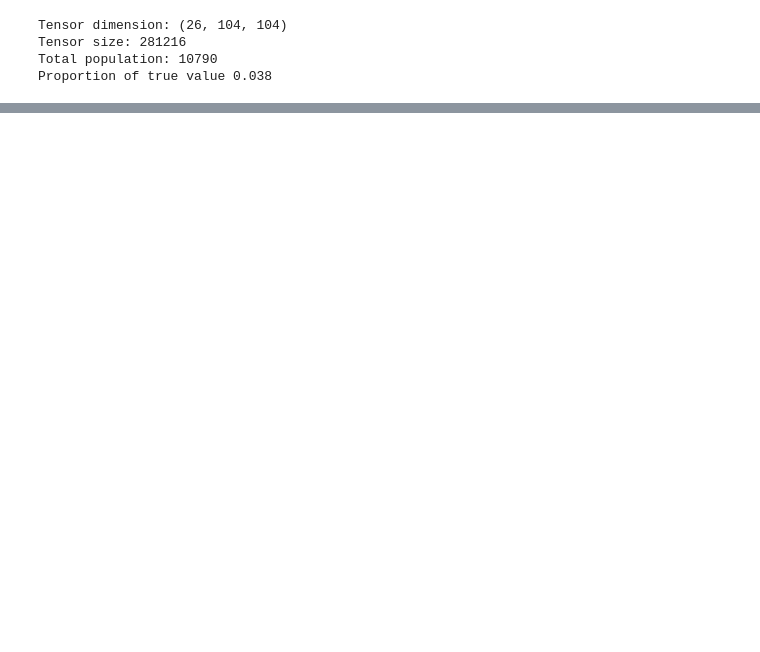
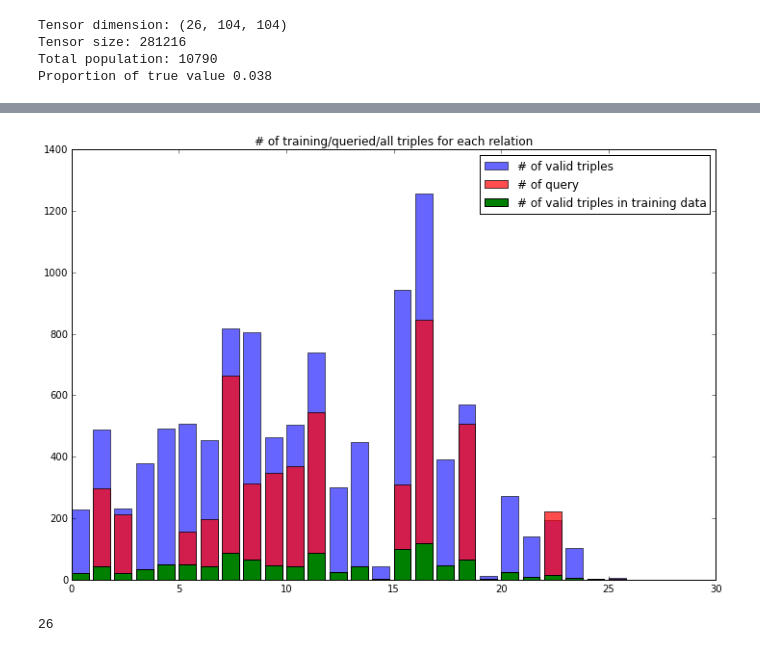
Before and after one commit to dongwookim-ml/almc, a Jupyter notebook: bayesian_rescal/brescal_particle_filter.ipynb, the cells around one changed output, grey strips where cells are left out. Cells and saved outputs as stored; diff of their text form; code cells hidden in the pictures; blank space fills up the shorter version.

```diff
--- a/bayesian_rescal/brescal_particle_filter.ipynb
+++ b/bayesian_rescal/brescal_particle_filter.ipynb
@@ -91,0 +148,18 @@ INFO:seq_brescal:[999] LL: -22515.447 | fit: 0.61019 |  sec: 5.686
+# %%
+count = np.zeros(n_relation)
+count2 = [np.sum(T[k]) for k in range(n_relation)]
+count3 = [np.sum(maskT[k]) for k in range(n_relation)]
+for s in seq:
+    count[s[0]]+=1
+
+fig = plt.figure(figsize=(12,8))
+plt.bar(range(n_relation), count2, alpha=0.6, color='blue', label='# of valid triples')
+plt.bar(range(n_relation), count, alpha=0.7, color='red', label='# of query')
+plt.bar(range(n_relation), count3, alpha=1, color='green', label='# of valid triples in training data')
+plt.legend(loc=0)
+plt.title('# of training/queried/all triples for each relation')
+plt.show()
+print(n_relation)
+# %% [output]
+[figure, added]
+26
```
Also changed, not shown: parts of 9 cells of this notebook, 1 other file.
